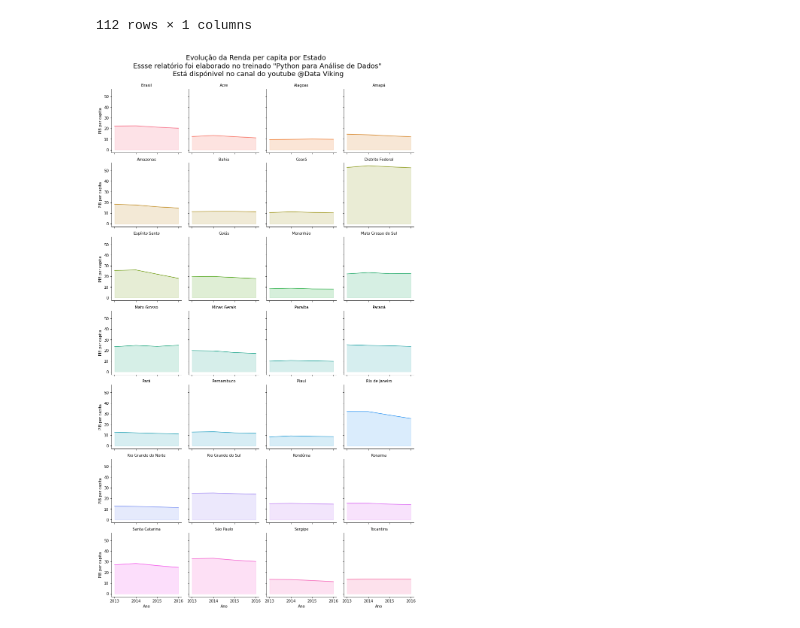
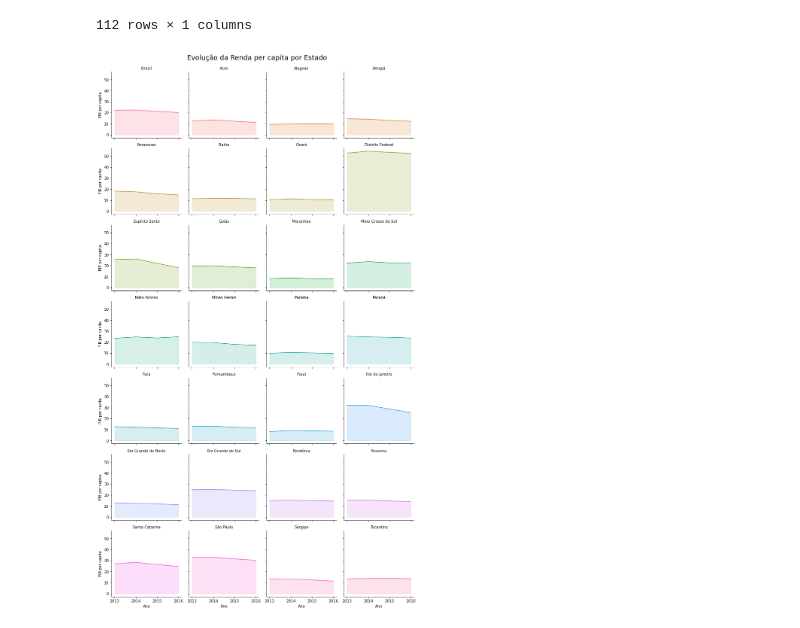
Before and after one commit to LVMRiba/MiniProjects, a Jupyter notebook: Cases/Case 007/Case_007_PIBPerCapita.ipynb, the cells around one changed output. Cells and saved outputs as stored; diff of their text form; code cells hidden in the pictures.

```diff
--- a/Cases/Case 007/Case_007_PIBPerCapita.ipynb
+++ b/Cases/Case 007/Case_007_PIBPerCapita.ipynb
@@ -70,28 +75,25 @@ Base_Dados.groupby( by=['Territorialidades', 'Ano'] ).mean()
 # %%
 # Sistema de Grids
 
 # Cor Fundo de Fundo
 Cor_Fundo = '#f5f5f5'
 
 # Criar o sistema de Grids
 Grid_Graficos = sns.FacetGrid( Base_Dados, col='Territorialidades', hue='Territorialidades', col_wrap=4 )
 
 # Adicionar grafico linhas em cada gráfico
 Grid_Graficos = Grid_Graficos.map( plt.plot, 'Ano', 'PIB per capita')
 
 # Adiconar uma sombra + Ajuste do titulo
 Grid_Graficos = Grid_Graficos.map( plt.fill_between,  'Ano', 'PIB per capita', alpha=0.2).set_titles('{col_name} Territorialidades')
 
 # Filtrar o titulo
 Grid_Graficos = Grid_Graficos.set_titles('{col_name}')
 
 # Adicionar um subtitulo
-Grid_Graficos = Grid_Graficos.fig.suptitle(
-    'Evolução da Renda per capita por Estado \n Essse relatório foi elaborado no treinado "Python para Análise de Dados" \n Está dispónivel no canal do youtube @Data Viking',
-    fontsize=18
-)
+Grid_Graficos = Grid_Graficos.fig.suptitle('Evolução da Renda per capita por Estado', fontsize=18)
 
 # Ajustando
-plt.subplots_adjust( top=0.92 )
+plt.subplots_adjust(top=0.95)
 # %% [output]
-[figure, old version]
+[figure, new version]
```
Also changed, not shown: parts of 1 cell of this notebook.
